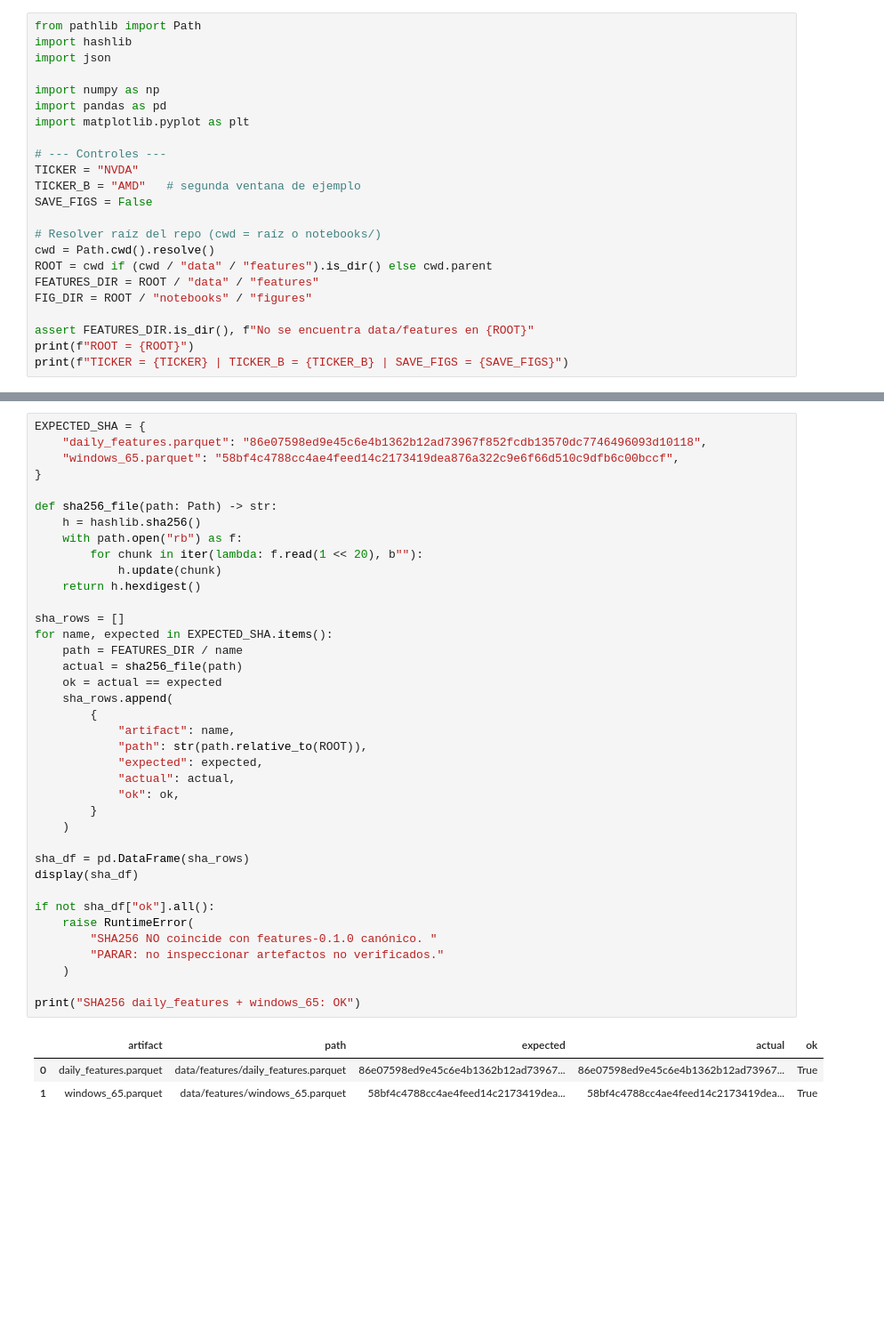
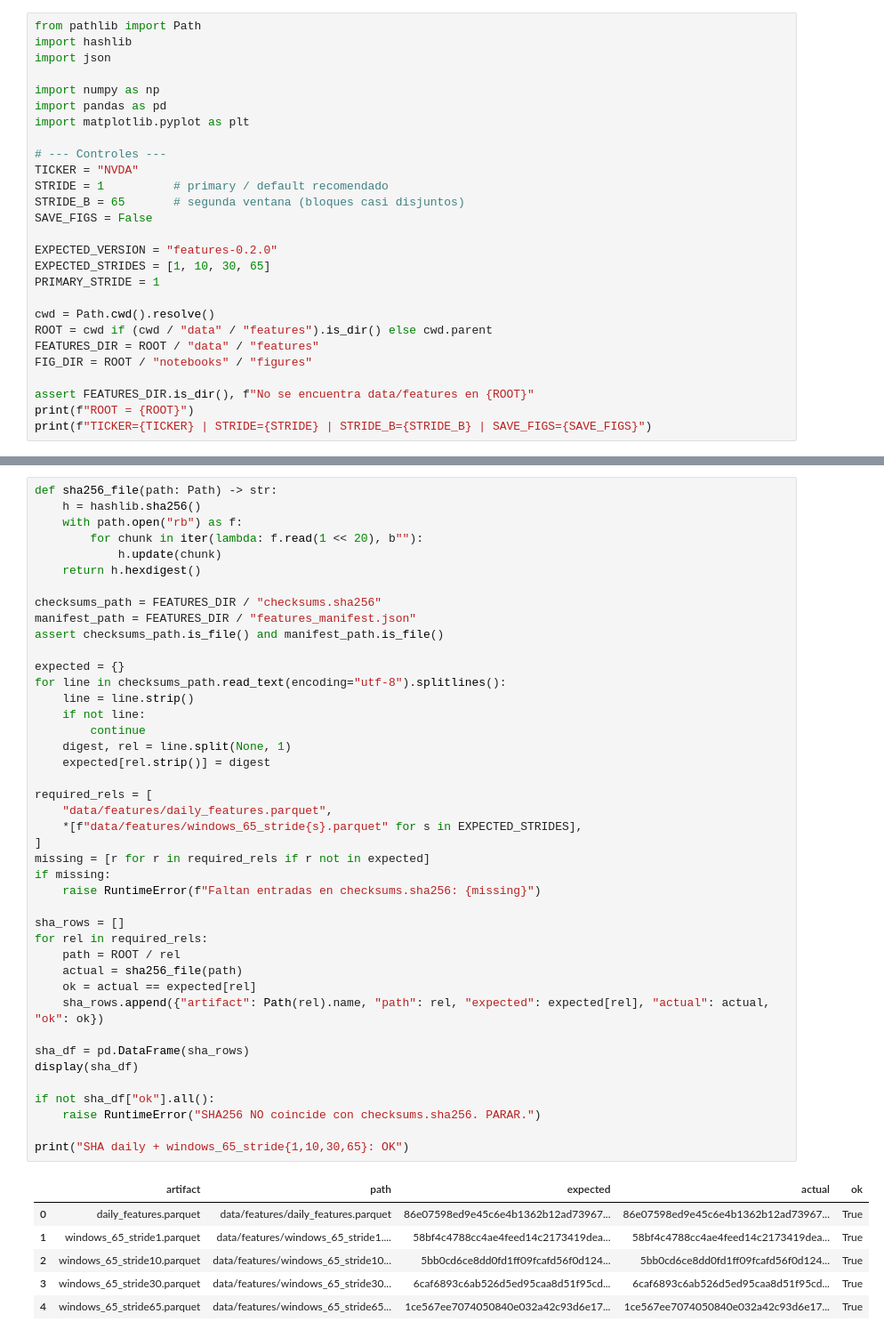
Before and after one commit to CristianCamilo98/TALLER_B5_T1, a Jupyter notebook: notebooks/03b_inspect_features_windows.ipynb, the cells around one changed output, grey strips where cells are left out. Shown at 89% size. Drawn from its saved outputs; the diff is of its cells as text; blank space fills up the shorter version.

Commit message:
EDA de features y ventanas de distintos strides

```diff
--- a/notebooks/03b_inspect_features_windows.ipynb
+++ b/notebooks/03b_inspect_features_windows.ipynb
@@ -43,10 +42,14 @@ import matplotlib.pyplot as plt
 
 # --- Controles ---
 TICKER = "NVDA"
-TICKER_B = "AMD"   # segunda ventana de ejemplo
+STRIDE = 1          # primary / default recomendado
+STRIDE_B = 65       # segunda ventana (bloques casi disjuntos)
 SAVE_FIGS = False
 
-# Resolver raíz del repo (cwd = raíz o notebooks/)
+EXPECTED_VERSION = "features-0.2.0"
+EXPECTED_STRIDES = [1, 10, 30, 65]
+PRIMARY_STRIDE = 1
+
 cwd = Path.cwd().resolve()
 ROOT = cwd if (cwd / "data" / "features").is_dir() else cwd.parent
 FEATURES_DIR = ROOT / "data" / "features"
@@ -54,6 +57,6 @@ FIG_DIR = ROOT / "notebooks" / "figures"
 
 assert FEATURES_DIR.is_dir(), f"No se encuentra data/features en {ROOT}"
 print(f"ROOT = {ROOT}")
-print(f"TICKER = {TICKER} | TICKER_B = {TICKER_B} | SAVE_FIGS = {SAVE_FIGS}")
+print(f"TICKER={TICKER} | STRIDE={STRIDE} | STRIDE_B={STRIDE_B} | SAVE_FIGS={SAVE_FIGS}")
 # %% [output]
 ROOT = /home/cristian/Documents/miax/modulo5/2026_Modelos_generativos/taller/taller_cristian
@@ -90,42 +91,49 @@ Si algún SHA no coincide con el esperado del entregable anterior → **PARA** (
 # %%
-EXPECTED_SHA = {
-    "daily_features.parquet": "86e07598ed9e45c6e4b1362b12ad73967f852fcdb13570dc7746496093d10118",
-    "windows_65.parquet": "58bf4c4788cc4ae4feed14c2173419dea876a322c9e6f66d510c9dfb6c00bccf",
-}
-
 def sha256_file(path: Path) -> str:
     h = hashlib.sha256()
     with path.open("rb") as f:
         for chunk in iter(lambda: f.read(1 << 20), b""):
             h.update(chunk)
     return h.hexdigest()
 
+checksums_path = FEATURES_DIR / "checksums.sha256"
+manifest_path = FEATURES_DIR / "features_manifest.json"
+assert checksums_path.is_file() and manifest_path.is_file()
+
+expected = {}
+for line in checksums_path.read_text(encoding="utf-8").splitlines():
+    line = line.strip()
+    if not line:
+        continue
+    digest, rel = line.split(None, 1)
+    expected[rel.strip()] = digest
+
+required_rels = [
+    "data/features/daily_features.parquet",
+    *[f"data/features/windows_65_stride{s}.parquet" for s in EXPECTED_STRIDES],
+]
+missing = [r for r in required_rels if r not in expected]
+if missing:
+    raise RuntimeError(f"Faltan entradas en checksums.sha256: {missing}")
+
 sha_rows = []
-for name, expected in EXPECTED_SHA.items():
-    path = FEATURES_DIR / name
+for rel in required_rels:
+    path = ROOT / rel
     actual = sha256_file(path)
-    ok = actual == expected
-    sha_rows.append(
-        {
-            "artifact": name,
-            "path": str(path.relative_to(ROOT)),
-            "expected": expected,
-            "actual": actual,
-            "ok": ok,
-        }
-    )
+    ok = actual == expected[rel]
+    sha_rows.append({"artifact": Path(rel).name, "path": rel, "expected": expected[rel], "actual": actual, "ok": ok})
 
 sha_df = pd.DataFrame(sha_rows)
 display(sha_df)
 
 if not sha_df["ok"].all():
-    raise RuntimeError(
-        "SHA256 NO coincide con features-0.1.0 canónico. "
-        "PARAR: no inspeccionar artefactos no verificados."
-    )
+    raise RuntimeError("SHA256 NO coincide con checksums.sha256. PARAR.")
 
-print("SHA256 daily_features + windows_65: OK")
+print("SHA daily + windows_65_stride{1,10,30,65}: OK")
 # %% [output]
 |  | artifact | path | expected | actual | ok |
 | 0 | daily_features.parquet | data/features/daily_features.parquet | 86e07598ed9e45c6e4b1362b12ad73967... | 86e07598ed9e45c6e4b1362b12ad73967... | True |
-| 1 | windows_65.parquet | data/features/windows_65.parquet | 58bf4c4788cc4ae4feed14c2173419dea... | 58bf4c4788cc4ae4feed14c2173419dea... | True |
+| 1 | windows_65_stride1.parquet | data/features/windows_65_stride1.... | 58bf4c4788cc4ae4feed14c2173419dea... | 58bf4c4788cc4ae4feed14c2173419dea... | True |
+| 2 | windows_65_stride10.parquet | data/features/windows_65_stride10... | 5bb0cd6ce8dd0fd1ff09fcafd56f0d124... | 5bb0cd6ce8dd0fd1ff09fcafd56f0d124... | True |
+| 3 | windows_65_stride30.parquet | data/features/windows_65_stride30... | 6caf6893c6ab526d5ed95caa8d51f95cd... | 6caf6893c6ab526d5ed95caa8d51f95cd... | True |
+| 4 | windows_65_stride65.parquet | data/features/windows_65_stride65... | 1ce567ee7074050840e032a42c93d6e17... | 1ce567ee7074050840e032a42c93d6e17... | True |
```
Also changed, not shown: parts of 31 cells of this notebook, 1 other file.
